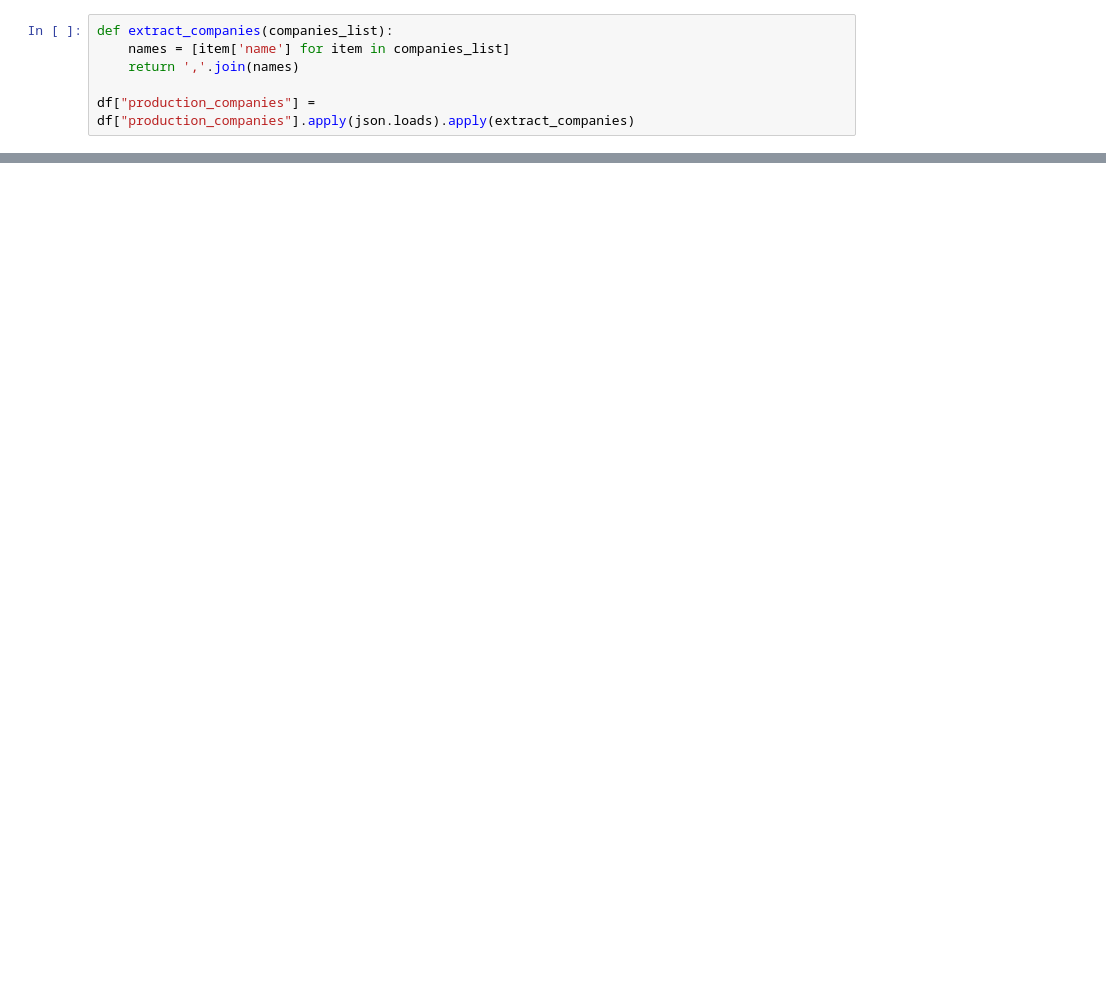
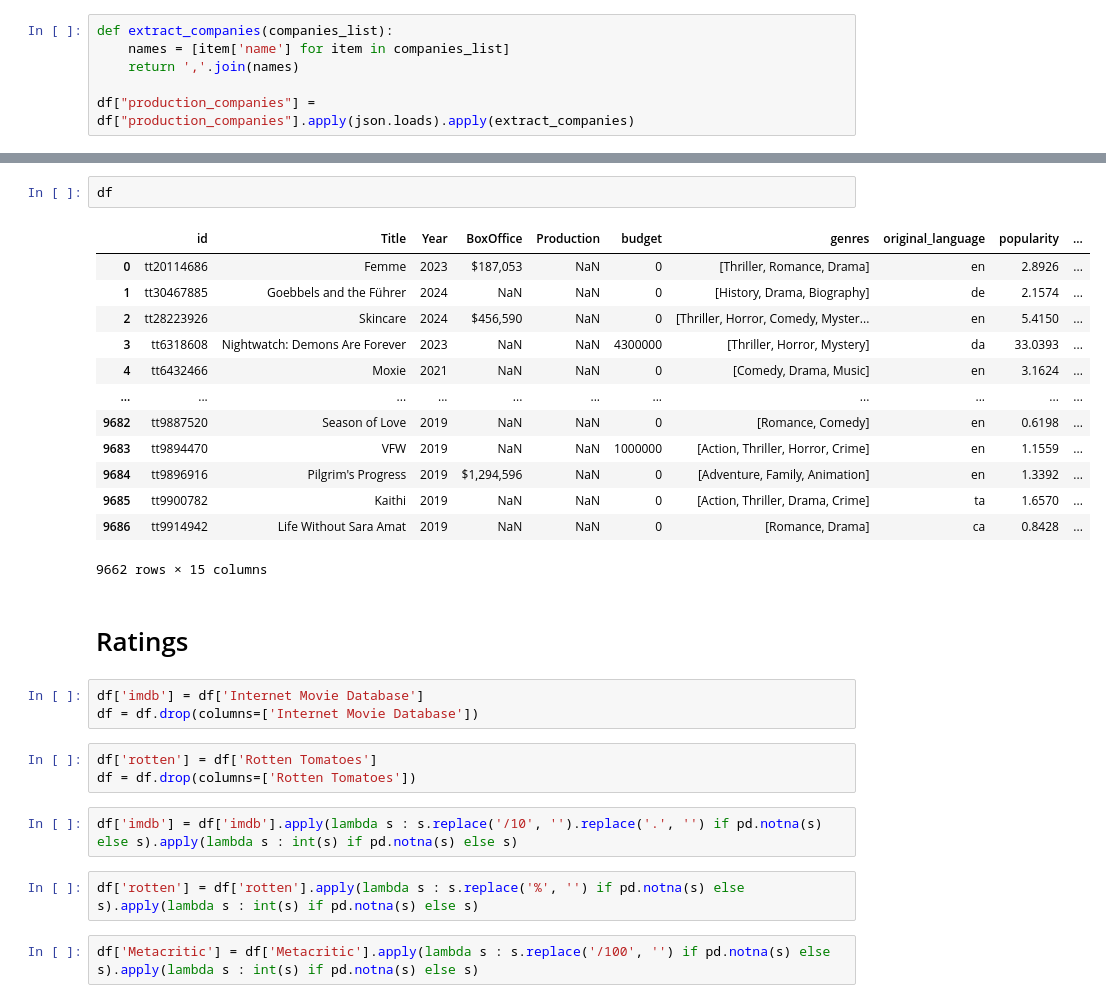
Before and after one commit to talis-fb/movies_study, a Jupyter notebook: limpeza.ipynb, the cells around one changed output, grey strips where cells are left out. Drawn from its saved outputs; the diff is of its cells as text; blank space fills up the shorter version.

```diff
--- a/limpeza.ipynb
+++ b/limpeza.ipynb
@@ -87,0 +169,30 @@ df.to_csv()
+# %%
+df
+# %% [output]
+|  | id | Title | Year | BoxOffice | Production | budget | genres | original_language | popularity | ... |
+| 0 | tt20114686 | Femme | 2023 | $187,053 | NaN | 0 | [Thriller, Romance, Drama] | en | 2.8926 | ... |
+| 1 | tt30467885 | Goebbels and the Führer | 2024 | NaN | NaN | 0 | [History, Drama, Biography] | de | 2.1574 | ... |
+| 2 | tt28223926 | Skincare | 2024 | $456,590 | NaN | 0 | [Thriller, Horror, Comedy, Myster... | en | 5.4150 | ... |
+| 3 | tt6318608 | Nightwatch: Demons Are Forever | 2023 | NaN | NaN | 4300000 | [Thriller, Horror, Mystery] | da | 33.0393 | ... |
+| 4 | tt6432466 | Moxie | 2021 | NaN | NaN | 0 | [Comedy, Drama, Music] | en | 3.1624 | ... |
+| ... | ... | ... | ... | ... | ... | ... | ... | ... | ... | ... |
+| 9682 | tt9887520 | Season of Love | 2019 | NaN | NaN | 0 | [Romance, Comedy] | en | 0.6198 | ... |
+| 9683 | tt9894470 | VFW | 2019 | NaN | NaN | 1000000 | [Action, Thriller, Horror, Crime] | en | 1.1559 | ... |
+| 9684 | tt9896916 | Pilgrim's Progress | 2019 | $1,294,596 | NaN | 0 | [Adventure, Family, Animation] | en | 1.3392 | ... |
+| 9685 | tt9900782 | Kaithi | 2019 | NaN | NaN | 0 | [Action, Thriller, Drama, Crime] | ta | 1.6570 | ... |
+| 9686 | tt9914942 | Life Without Sara Amat | 2019 | NaN | NaN | 0 | [Romance, Drama] | ca | 0.8428 | ... |
+9662 rows × 15 columns
+# %% [markdown]
+# Ratings
+# %%
+df['imdb'] = df['Internet Movie Database']
+df = df.drop(columns=['Internet Movie Database'])
+# %%
+df['rotten'] = df['Rotten Tomatoes']
+df = df.drop(columns=['Rotten Tomatoes'])
+# %%
+df['imdb'] = df['imdb'].apply(lambda s : s.replace('/10', '').replace('.', '') if pd.notna(s) else s).apply(lambda s : int(s) if pd.notna(s) else s)
+# %%
+df['rotten'] = df['rotten'].apply(lambda s : s.replace('%', '') if pd.notna(s) else s).apply(lambda s : int(s) if pd.notna(s) else s)
+# %%
+df['Metacritic'] = df['Metacritic'].apply(lambda s : s.replace('/100', '') if pd.notna(s) else s).apply(lambda s : int(s) if pd.notna(s) else s)
```
Also changed, not shown: parts of 22 cells of this notebook, 4 other files.
